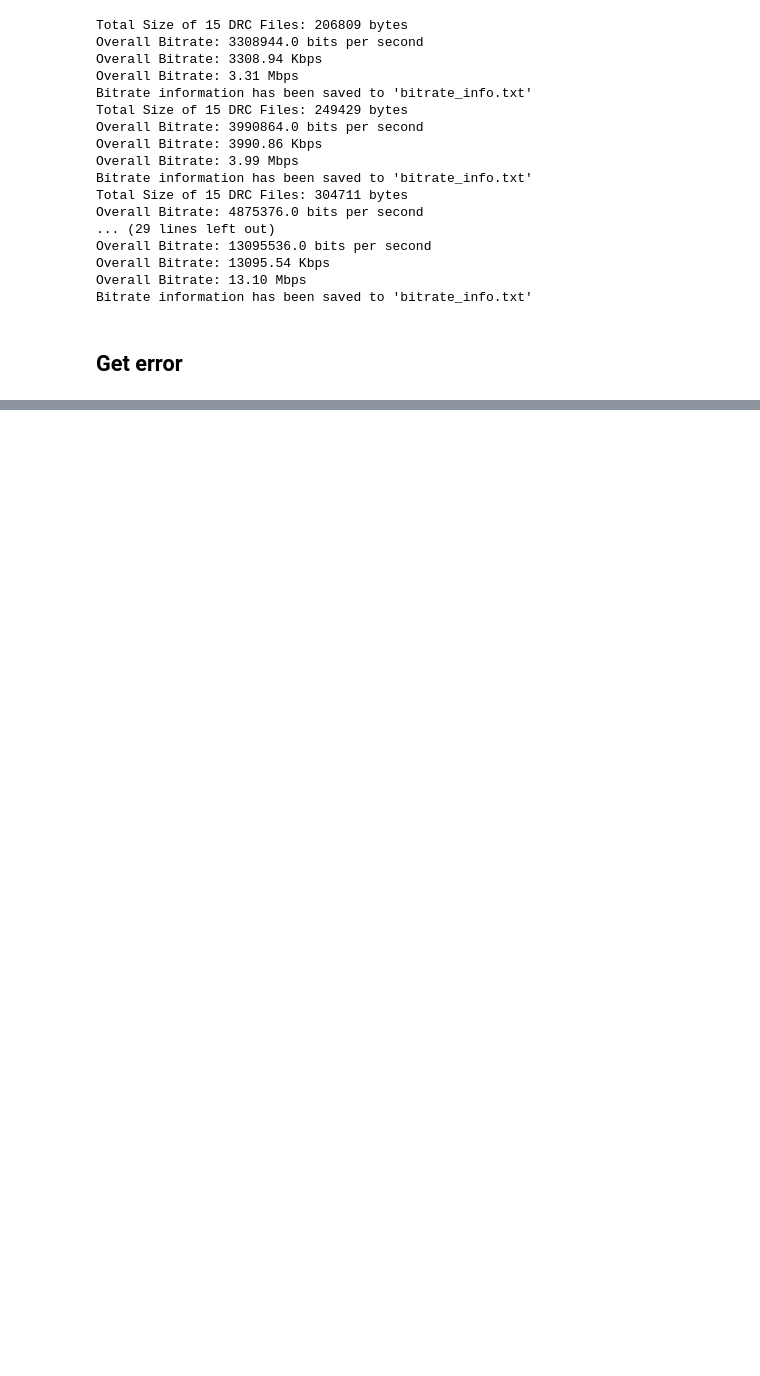
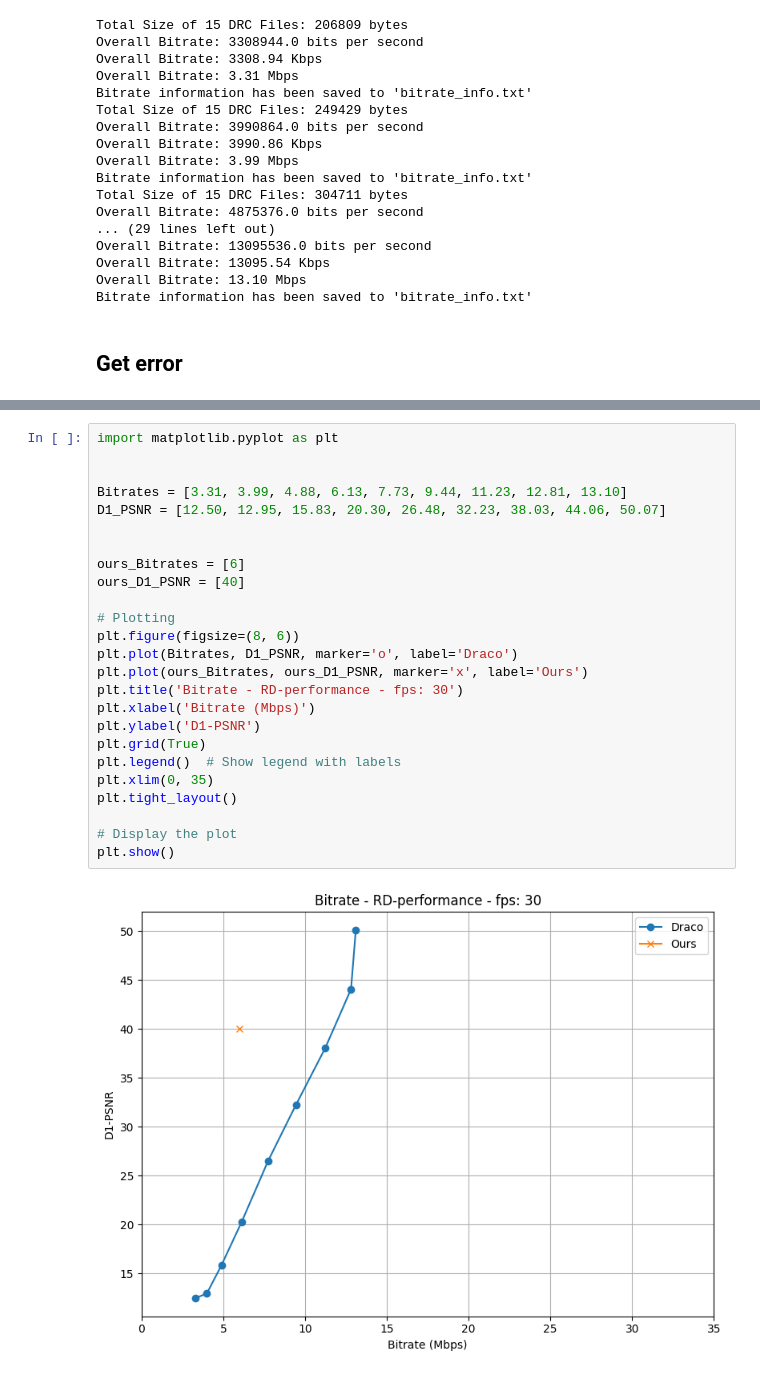
Before and after one commit to frozzzen3/TVMC, a Jupyter notebook: getDracoresults.ipynb, the cells around one changed output, grey strips where cells are left out. Cells and saved outputs as stored; diff of their text form; blank space fills up the shorter version.

```diff
--- a/getDracoresults.ipynb
+++ b/getDracoresults.ipynb
@@ -211,0 +321,27 @@ Bitrate information has been saved to 'bitrate_info.txt'
+# %%
+import matplotlib.pyplot as plt
+
+
+Bitrates = [3.31, 3.99, 4.88, 6.13, 7.73, 9.44, 11.23, 12.81, 13.10]
+D1_PSNR = [12.50, 12.95, 15.83, 20.30, 26.48, 32.23, 38.03, 44.06, 50.07]
+
+
+ours_Bitrates = [6]
+ours_D1_PSNR = [40]
+
+# Plotting
+plt.figure(figsize=(8, 6))
+plt.plot(Bitrates, D1_PSNR, marker='o', label='Draco')
+plt.plot(ours_Bitrates, ours_D1_PSNR, marker='x', label='Ours')
+plt.title('Bitrate - RD-performance - fps: 30')
+plt.xlabel('Bitrate (Mbps)')
+plt.ylabel('D1-PSNR')
+plt.grid(True)
+plt.legend()  # Show legend with labels
+plt.xlim(0, 35)
+plt.tight_layout()
+
+# Display the plot
+plt.show()
+# %% [output]
+[figure, added]
```
Also changed, not shown: parts of 10 cells of this notebook, 1 other file.
